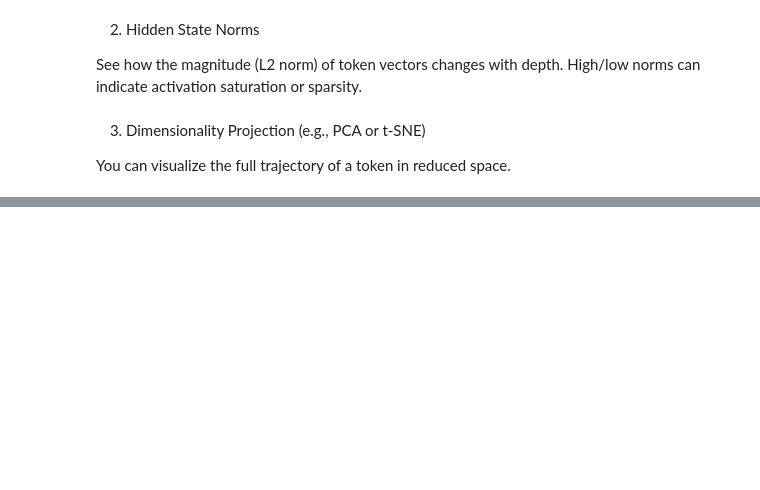
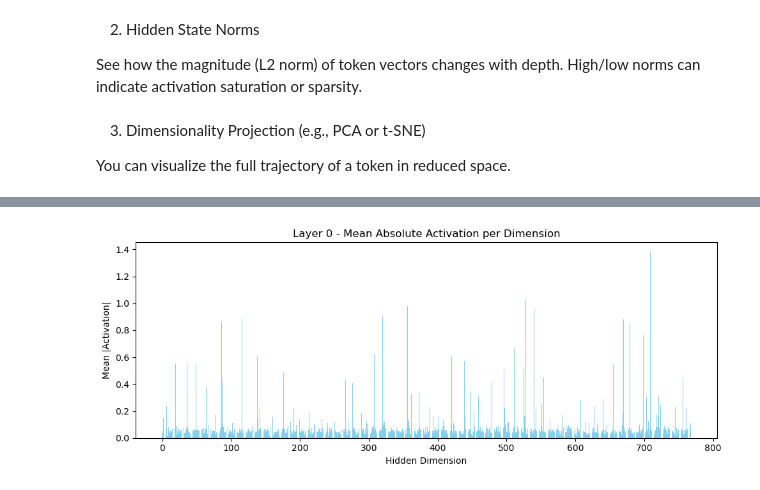
Before and after one commit to miriamzara/LCP_B_GPT2, a Jupyter notebook: luca/prove_generative.ipynb, the cells around one changed output, grey strips where cells are left out. Saved outputs shown, nothing was run; the diff lists cells and outputs as text; code cells hidden in the pictures; blank space fills up the shorter version.

```diff
--- a/luca/prove_generative.ipynb
+++ b/luca/prove_generative.ipynb
@@ -684,0 +702,80 @@ norm(hidden_state_generated)
+# %%
+#ISTOGRAMMA DIMENSIONI PIù UTILIZZATE
+gpt2_prompts = [
+    "If you have five red balls and three blue balls, and you take two away, how many are left?",
+    "Explain why the sky is blue in simple terms.",
+    "What would happen if gravity on Earth suddenly doubled?",
+    "Describe the differences between inductive and deductive reasoning.",
+    "A train leaves New York at 60 mph...",
+    "Write a short horror story set in a silent library.",
+    "Invent a new mythological creature and describe its legend.",
+    "Describe a utopian society in 100 words.",
+    "Write a dialogue between a robot and a time traveler.",
+    "Continue the story: “The last candle flickered, and then...”",
+    "Rewrite the Gettysburg Address in modern slang.",
+    "Make this tweet sound academic: \"Can’t even with this weather, lol.\"",
+    "Turn a recipe into a Shakespearean poem.",
+    "Rewrite a Wikipedia article as a fairy tale.",
+    "Make a news headline sound like a movie trailer.",
+    "Summarize the theme of “1984” in two paragraphs.",
+    "Compare Hamlet and Macbeth as tragic heroes.",
+    "Analyze the symbolism of the green light in The Great Gatsby.",
+    "Describe Emily Dickinson’s writing style.",
+    "Write a review of Mary Shelley’s Frankenstein as if it was published today.",
+    "Write a Python function to calculate factorial recursively.",
+    "Explain what a neural network is to a 10-year-old.",
+    "What is the difference between TCP and UDP?",
+    "Fix this broken code: `for i in range(10) print(i)`",
+    "Write a regex that matches email addresses.",
+    "Explain climate change and its main causes.",
+    "Summarize the history of the Roman Empire in 5 bullet points.",
+    "What are the pros and cons of nuclear energy?",
+    "Describe the process of photosynthesis.",
+    "What are the main economic consequences of inflation?",
+    "What is quantum entanglement?",
+    "Explain the theory of evolution by natural selection.",
+    "What’s the difference between mitosis and meiosis?",
+    "What would life be like on Mars?",
+    "Describe the anatomy of the human heart.",
+    "You’re in a room with two doors...",
+    "Invent a new board game with simple rules.",
+    "Generate a riddle that involves numbers and logic.",
+    "Simulate a turn of Dungeons & Dragons (DM-style).",
+    "Explain the strategy behind chess openings like the Sicilian Defense."
+]
+
+
+def histo(prompts):
+    inputs = tokenizer(prompts, return_tensors="pt", padding=True, truncation=True)
+    print(f"Batch size: {inputs['input_ids'].shape[0]}")
+
+    with torch.no_grad():
+        outputs = model(**inputs)
+
+    hidden_states = outputs.hidden_states  # Tuple of tensors
+
+    dim_layer=[]
+    for i, layer_hidden in enumerate(hidden_states):
+        # Shape: (batch_size, seq_len, hidden_dim)
+
+        # Choose last token for each sample (you could also do mean across all tokens if preferred)
+        last_token_indices = (inputs['attention_mask'].sum(dim=1) - 1).unsqueeze(1).unsqueeze(2)
+        last_token_indices = last_token_indices.expand(-1, 1, layer_hidden.size(-1))  # Shape: (batch, 1, hidden_dim)
+        last_token_embeddings = torch.gather(layer_hidden, dim=1, index=last_token_indices).squeeze(1)  # (batch, hidden_dim)
+
+        # Compute mean absolute activation per dimension across all samples in the batch
+        mean_activations = last_token_embeddings.abs().mean(dim=0).cpu().numpy()
+        dim_layer.append(mean_activations)
+        # Plot histogram
+        plt.figure(figsize=(10, 4))
+        plt.bar(np.arange(len(mean_activations)), mean_activations, color="skyblue")
+        plt.title(f"Layer {i} - Mean Absolute Activation per Dimension")
+        plt.xlabel("Hidden Dimension")
+        plt.ylabel("Mean |Activation|")
+        plt.tight_layout()
+       # plt.show()
+
+    return  dim_layer
+
+mean_activations = histo(gpt2_prompts)
+# %% [output]
@@ -684,0 +783 @@ norm(hidden_state_generated)
+[figure, added]
```
Also changed, not shown: parts of 25 cells of this notebook.
